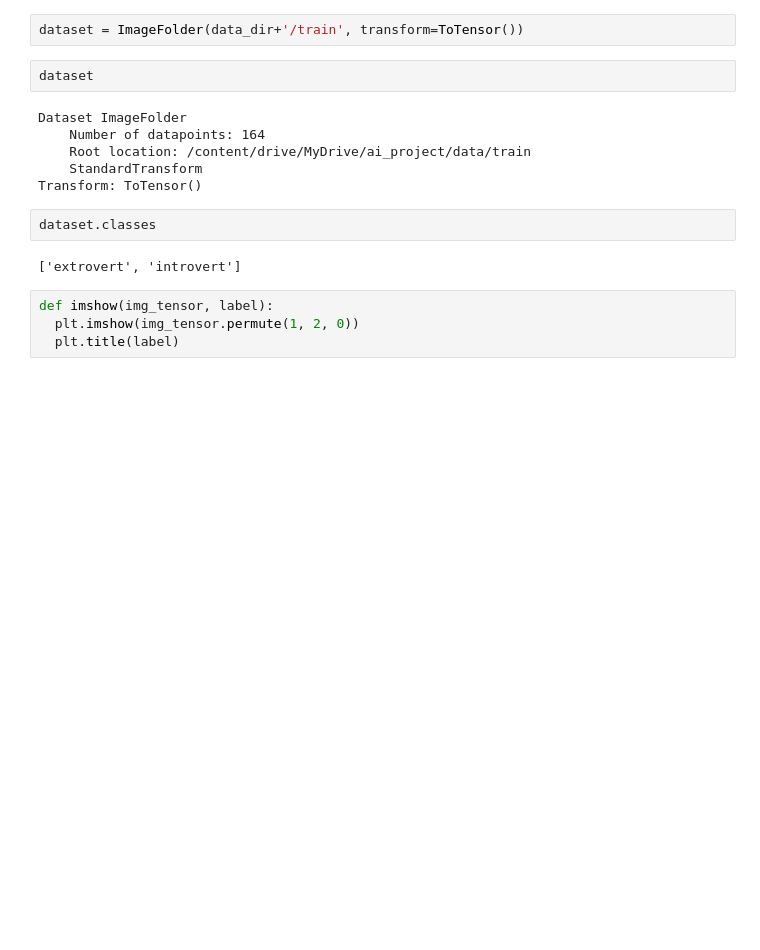
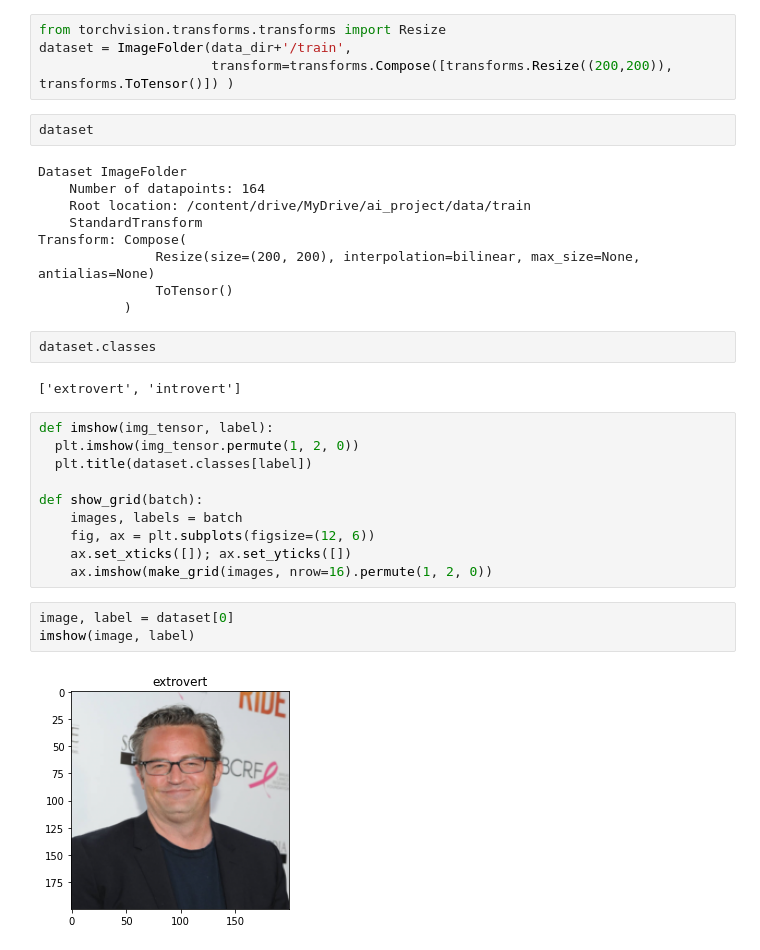
Before and after one commit to Hasan-Iqtedar/personality-classification, a Jupyter notebook: ai_project_cnn.ipynb, the cells around one changed output. Saved outputs shown, nothing was run; the diff lists cells and outputs as text; blank space fills up the shorter version.

```diff
--- a/ai_project_cnn.ipynb
+++ b/ai_project_cnn.ipynb
@@ -14,6 +18,8 @@ batch_size = 128
 data_dir = '/content/drive/MyDrive/ai_project/data'
-# %%
-dataset = ImageFolder(data_dir+'/train', transform=ToTensor())
+# %%
+from torchvision.transforms.transforms import Resize
+dataset = ImageFolder(data_dir+'/train',
+                      transform=transforms.Compose([transforms.Resize((200,200)), transforms.ToTensor()]) )
 # %%
 dataset
 # %% [output]
@@ -21,7 +27,10 @@ Dataset ImageFolder
     Number of datapoints: 164
     Root location: /content/drive/MyDrive/ai_project/data/train
     StandardTransform
-Transform: ToTensor()
+Transform: Compose(
+               Resize(size=(200, 200), interpolation=bilinear, max_size=None, antialias=None)
+               ToTensor()
+           )
 # %%
 dataset.classes
 # %% [output]
@@ -29,4 +38,15 @@ dataset.classes
 # %%
 def imshow(img_tensor, label):
   plt.imshow(img_tensor.permute(1, 2, 0))
-  plt.title(label)
+  plt.title(dataset.classes[label])
+
+def show_grid(batch):
+    images, labels = batch
+    fig, ax = plt.subplots(figsize=(12, 6))
+    ax.set_xticks([]); ax.set_yticks([])
+    ax.imshow(make_grid(images, nrow=16).permute(1, 2, 0))
+# %%
+image, label = dataset[0]
+imshow(image, label)
+# %% [output]
+[figure, added]
```
Also changed, not shown: parts of 8 cells of this notebook.
